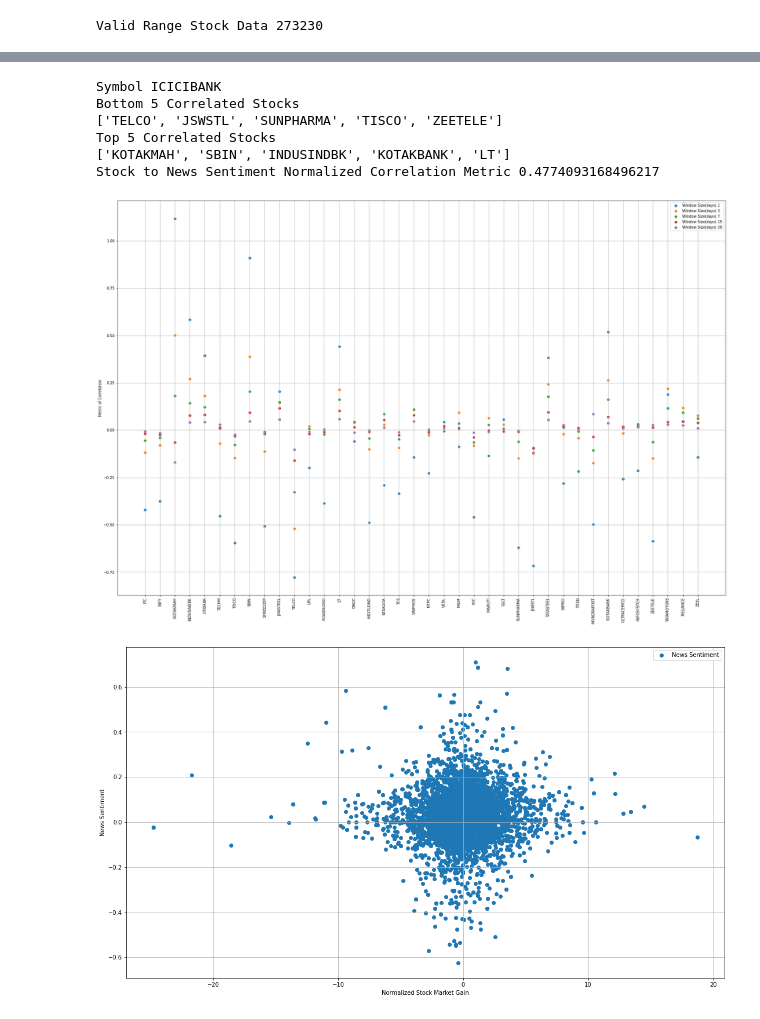
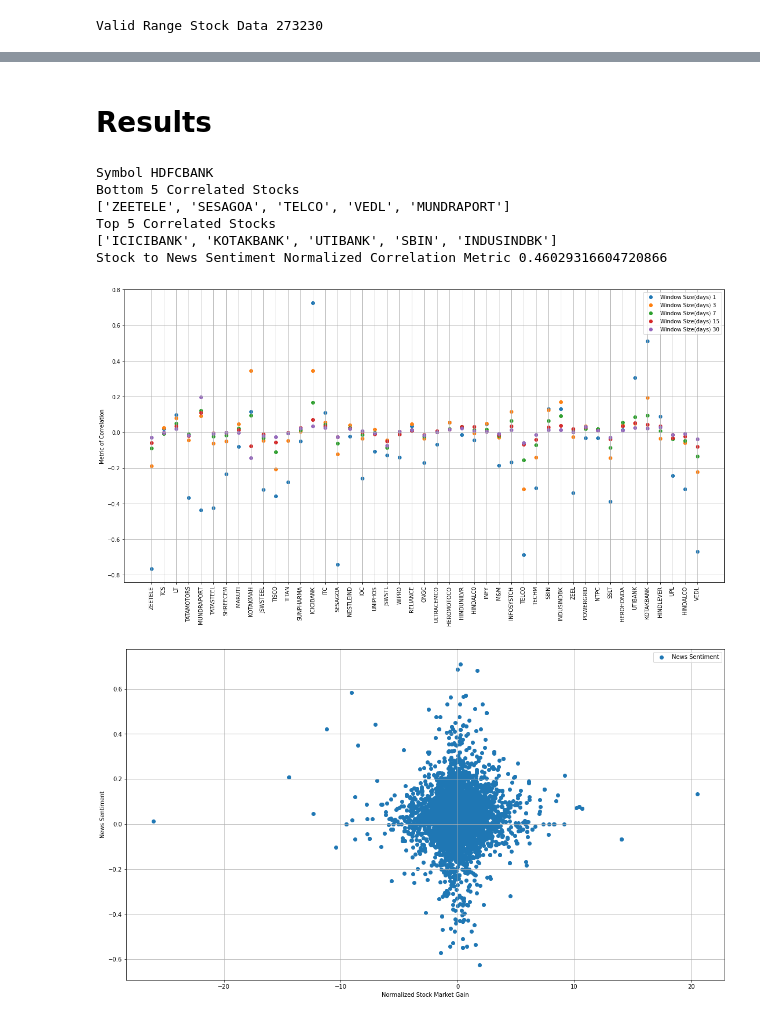
Before and after one commit to ramprasad-nnr/Sentiment_On_Stock, a Jupyter notebook: Demo_Project_Main.ipynb, the cells around one changed output, grey strips where cells are left out. Drawn from its saved outputs; the diff is of its cells as text; code cells hidden in the pictures.

```diff
--- a/Demo_Project_Main.ipynb
+++ b/Demo_Project_Main.ipynb
@@ -419,3 +405,5 @@ Execution Time ..... 313594.948 msec
+# %% [markdown]
+# Results
 # %%
 correlation_pd.sort_values(["avg(corelation)"])
 sym = input('Symbol ')
@@ -431,38 +419,38 @@ print("Top 5 Correlated Stocks")
 print(output_df.tolist()[-5:][::-1])
 
 print("Stock to News Sentiment Normalized Correlation Metric", stock_news_report_pdf[stock_news_report_pdf['Symbol']== sym]['AVG_PNS_Normalized'].tolist()[0])
 # print("Stock to News Sentiment Average Correlation", stock_news_report_pdf[stock_news_report_pdf['Symbol']== sym]['AVG_PNS'].tolist()[0])
 
-myfig,myax = plt.subplots(1,1, figsize=(30, 20))
+myfig,myax = plt.subplots(1,1, figsize=(20, 10))
 
 legend = ["Window Size(days) 1"]
 myax.scatter(filtered["Symbol2"], filtered["avg(corelation)"])
 myax.set_xticklabels(filtered["Symbol2"], rotation=90)
 for d in window_size:
   myax.scatter(filtered["Symbol2"], filtered["avg(corelation_"+str(d)+")"])
   legend.append("Window Size(days) "+str(d))
 myax.set_ylabel("Metric of Correlation")
 myax.legend(legend)
 myax.grid()
 
-myfig,myax = plt.subplots(1,1, figsize=(30, 20))
+myfig,myax = plt.subplots(1,1, figsize=(20, 20))
 output_df = stock_news_df_pd[stock_news_df_pd['Symbol'] == sym]
 myax.scatter(output_df['P_Delta'], output_df["News_Sentiment"])
 myax.set_xlabel("Normalized Stock Market Gain")
 myax.set_ylabel("News Sentiment")
 myax.legend(["News Sentiment"])
 myax.grid()
 
 fig = plt.gcf()
 #plt.grid()
 
 fig.set_size_inches(18.5, 10.5)
 # %% [output]
-Symbol ICICIBANK
+Symbol HDFCBANK
 Bottom 5 Correlated Stocks
-['TELCO', 'JSWSTL', 'SUNPHARMA', 'TISCO', 'ZEETELE']
+['ZEETELE', 'SESAGOA', 'TELCO', 'VEDL', 'MUNDRAPORT']
 Top 5 Correlated Stocks
-['KOTAKMAH', 'SBIN', 'INDUSINDBK', 'KOTAKBANK', 'LT']
-Stock to News Sentiment Normalized Correlation Metric 0.4774093168496217
+['ICICIBANK', 'KOTAKBANK', 'UTIBANK', 'SBIN', 'INDUSINDBK']
+Stock to News Sentiment Normalized Correlation Metric 0.46029316604720866
-[figure, old version]
+[figure, new version]
-[figure, old version]
+[figure, new version]
```
Also changed, not shown: parts of 15 cells of this notebook.
